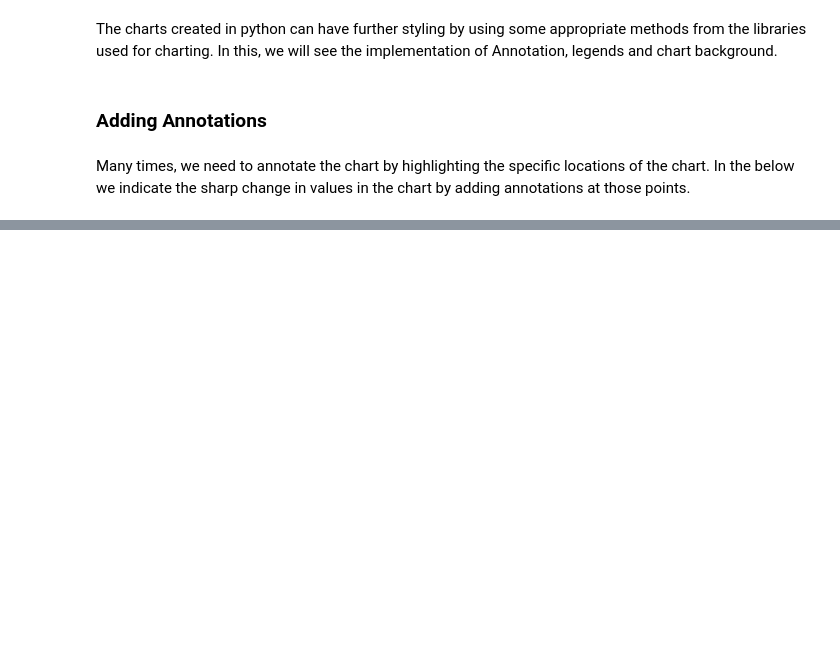
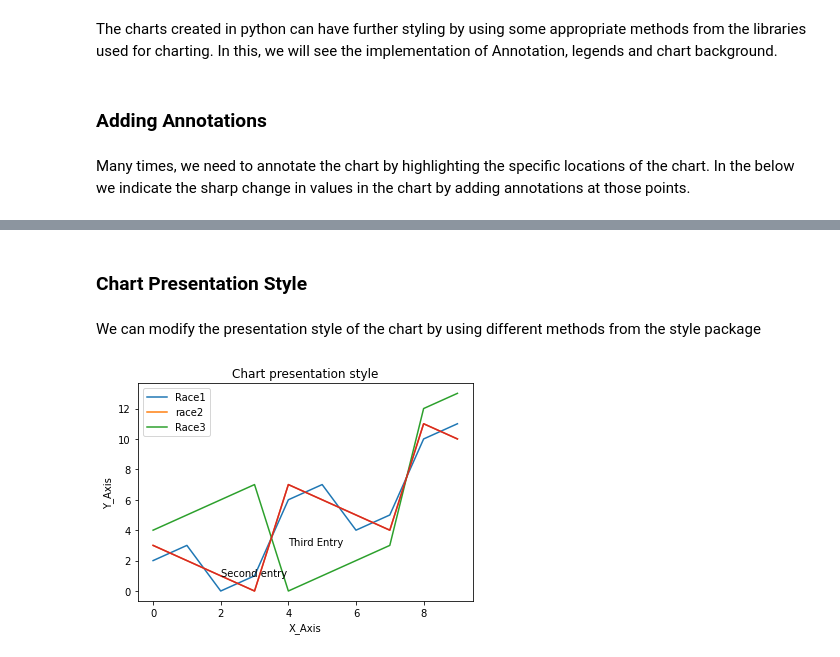
Before and after one commit to Naresh5422-ai/Myfirst, a Jupyter notebook: Python_Visualization.ipynb, the cells around one changed output, grey strips where cells are left out. Drawn from its saved outputs; the diff is of its cells as text; code cells hidden in the pictures; blank space fills up the shorter version.

```diff
--- a/Python_Visualization.ipynb
+++ b/Python_Visualization.ipynb
@@ -73,0 +108,26 @@ z =
+# %% [markdown]
+### Chart Presentation Style
+# %% [markdown]
+We can modify the presentation style of the chart by using different methods from the style package
+# %%
+# Add labeling
+plt.xlabel("X_Axis")
+plt.ylabel("Y_Axis")
+plt.title("Chart presentation style")
+plt.plot(x,y)
+
+# Annotate
+plt.annotate(xy = [2,1], s = "Second entry")
+plt.annotate(xy = [4,3], s = "Third Entry")
+
+# Adding legends
+plt.plot(x,z)
+plt.plot(x,t)
+plt.legend(["Race1","race2","Race3"], loc = 2)
+
+# Create the background of chart
+plt.style.use('fast')
+plt.plot(x,z)
+plt.show()
+# %% [output]
+[figure, added]
```
Also changed, not shown: parts of 4 cells of this notebook.
